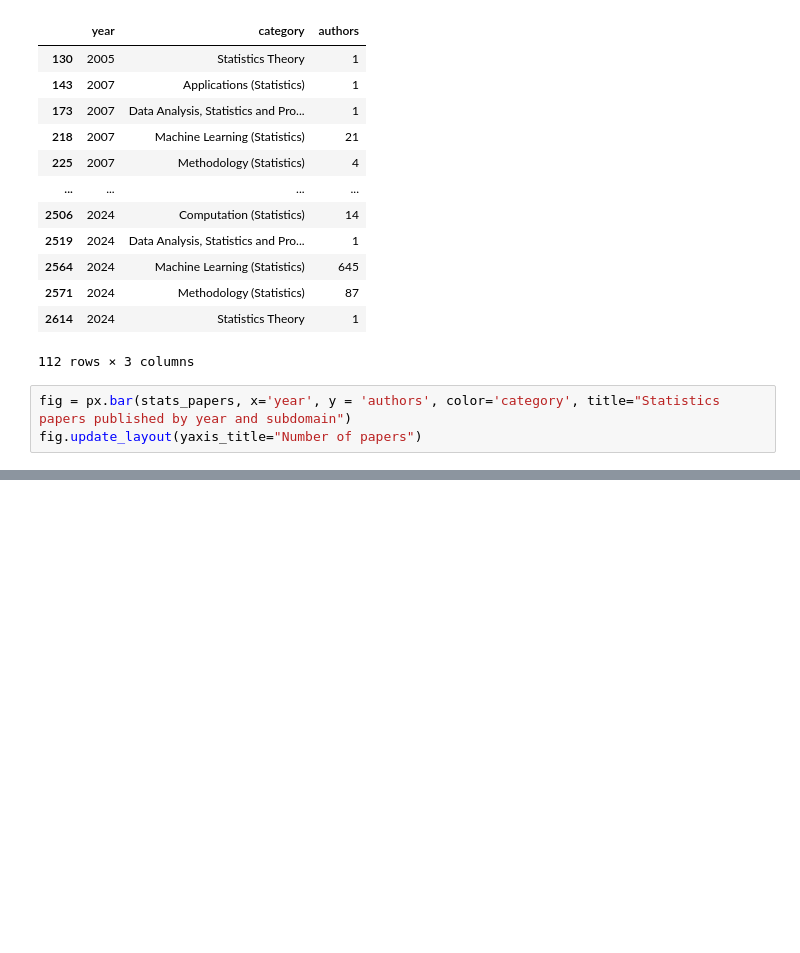
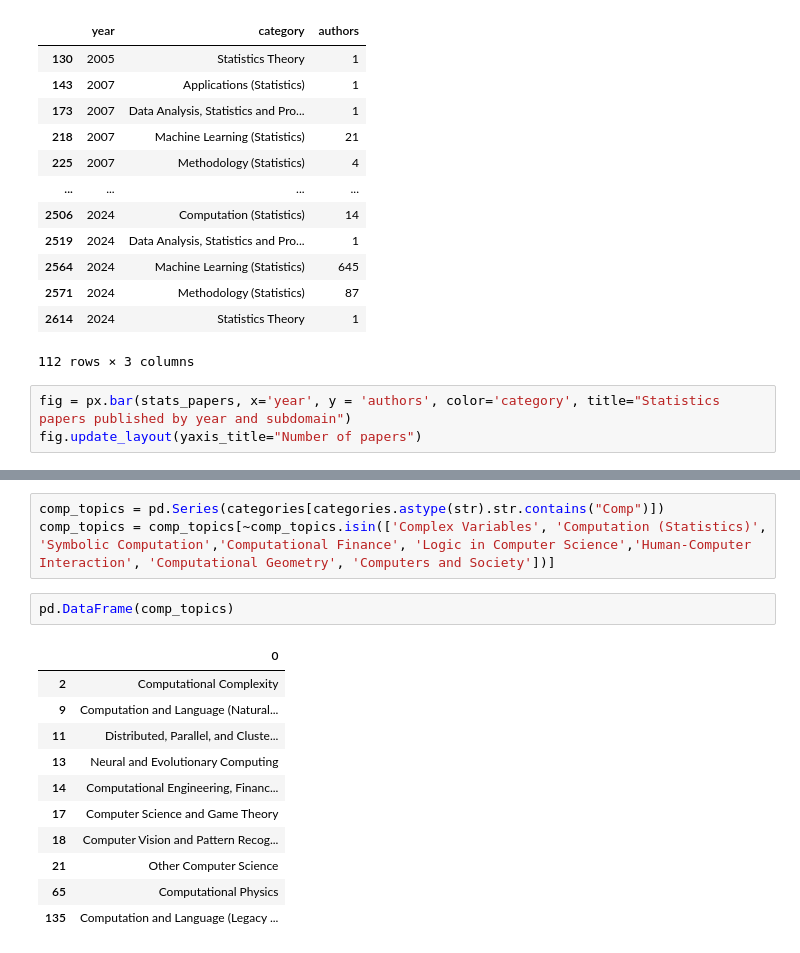
Before and after one commit to narenp12/stats140finalproj, a Jupyter notebook: eda.ipynb, the cells around one changed output, grey strips where cells are left out. Saved outputs shown, nothing was run; the diff lists cells and outputs as text; blank space fills up the shorter version.

```diff
--- a/eda.ipynb
+++ b/eda.ipynb
@@ -134,0 +151,17 @@ fig.update_layout(yaxis_title="Number of papers")
+# %%
+comp_topics = pd.Series(categories[categories.astype(str).str.contains("Comp")])
+comp_topics = comp_topics[~comp_topics.isin(['Complex Variables', 'Computation (Statistics)', 'Symbolic Computation','Computational Finance', 'Logic in Computer Science','Human-Computer Interaction', 'Computational Geometry', 'Computers and Society'])]
+# %%
+pd.DataFrame(comp_topics)
+# %% [output]
+|  | 0 |
+| 2 | Computational Complexity |
+| 9 | Computation and Language (Natural... |
+| 11 | Distributed, Parallel, and Cluste... |
+| 13 | Neural and Evolutionary Computing |
+| 14 | Computational Engineering, Financ... |
+| 17 | Computer Science and Game Theory |
+| 18 | Computer Vision and Pattern Recog... |
+| 21 | Other Computer Science |
+| 65 | Computational Physics |
+| 135 | Computation and Language (Legacy ... |
```
Also changed, not shown: parts of 6 cells of this notebook, 2 other files.
